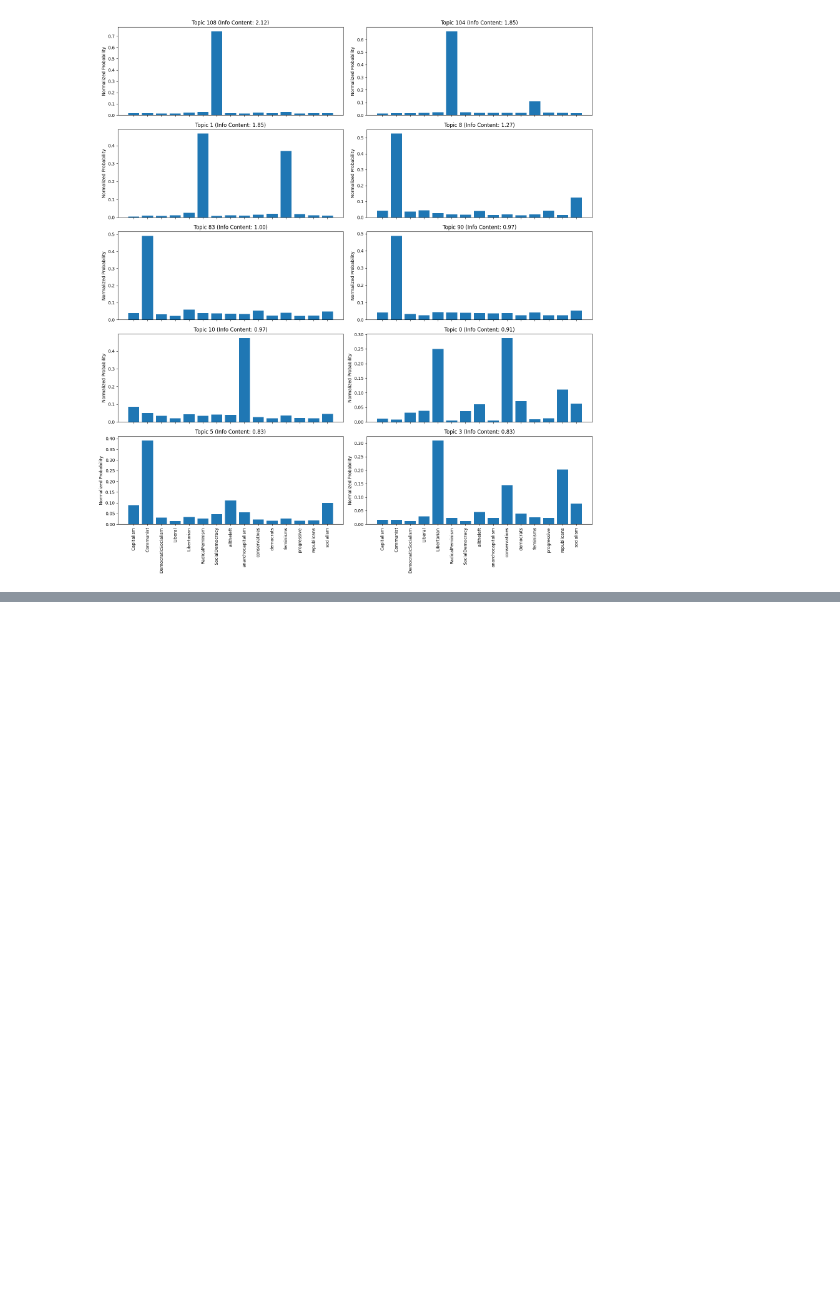
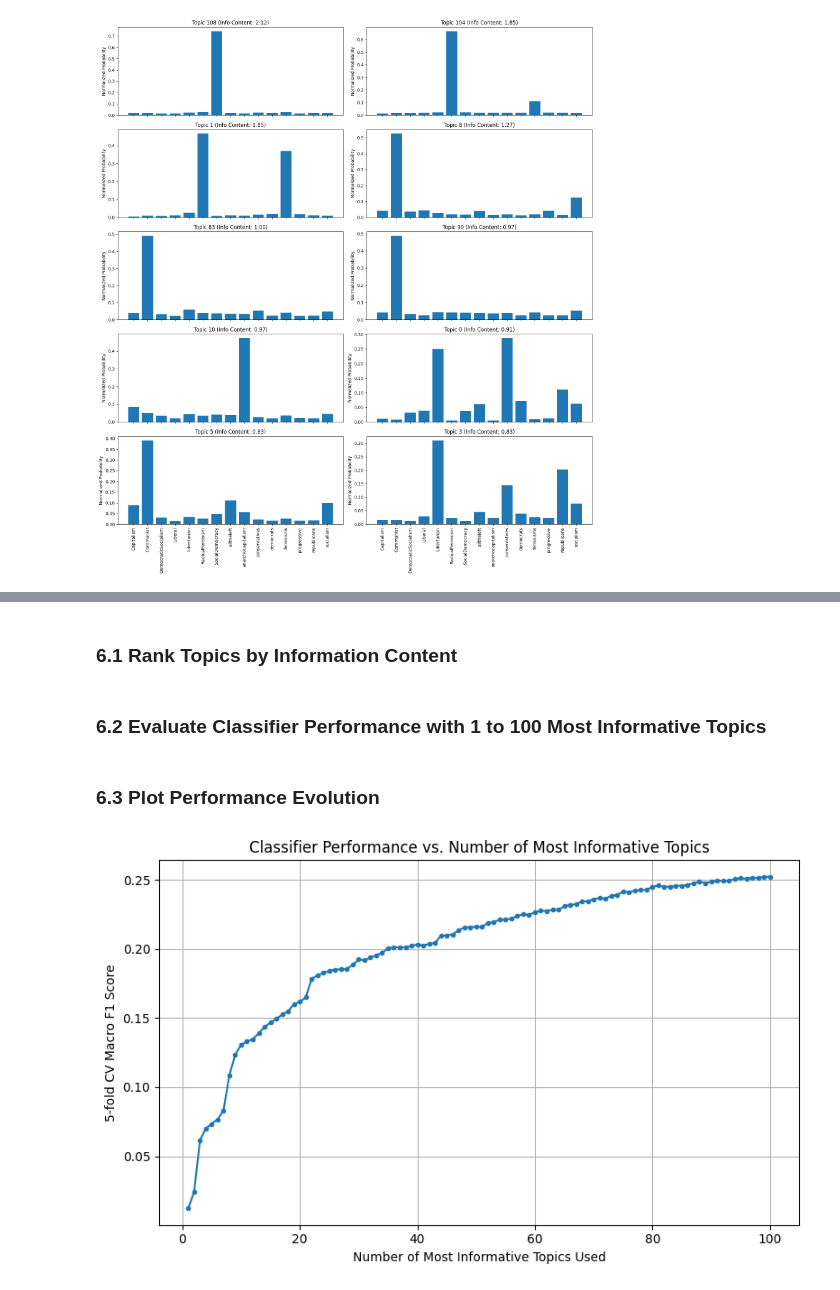
Before and after one commit to nathanaelambert/ConservativesLiberals, a Jupyter notebook: base_analysis.ipynb, the cells around one changed output, grey strips where cells are left out. Saved outputs shown, nothing was run; the diff lists cells and outputs as text; code cells hidden in the pictures; blank space fills up the shorter version.

```diff
--- a/base_analysis.ipynb
+++ b/base_analysis.ipynb
@@ -313,0 +343,30 @@ plt.show()
+# %% [markdown]
+### 6.1 Rank Topics by Information Content
+# %%
+sorted_topic_ids = info_content.sort_values(ascending=False).index.tolist()
+# %% [markdown]
+### 6.2 Evaluate Classifier Performance with 1 to 100 Most Informative Topics
+# %%
+max_k = 100
+scores = []
+
+for k in range(1, max_k + 1):
+    top_k = sorted_topic_ids[:k]
+    X_k = probs[:, top_k]  # select columns for top-k topics
+    clf = LogisticRegression(max_iter=1000, multi_class='multinomial', solver='lbfgs')
+    # Use macro F1 for multiclass
+    f1 = cross_val_score(clf, X_k, y, cv=5, scoring="f1_macro").mean()
+    scores.append(f1)
+# %% [markdown]
+### 6.3 Plot Performance Evolution
+# %%
+plt.figure(figsize=(8, 5))
+plt.plot(range(1, max_k + 1), scores, marker='.')
+plt.xlabel('Number of Most Informative Topics Used')
+plt.ylabel('5-fold CV Macro F1 Score')
+plt.title('Classifier Performance vs. Number of Most Informative Topics')
+plt.grid(True)
+plt.tight_layout()
+plt.show()
+# %% [output]
+[figure, added]
```
Also changed, not shown: parts of 6 cells of this notebook, 1 other file.
